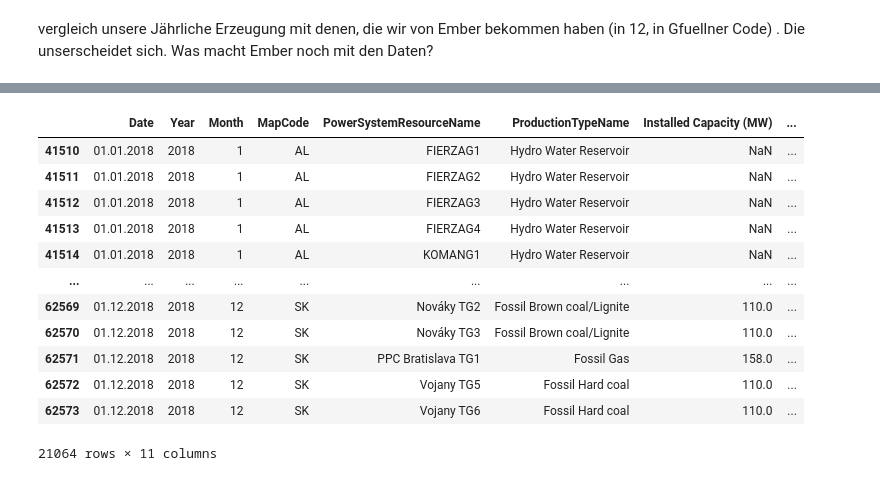
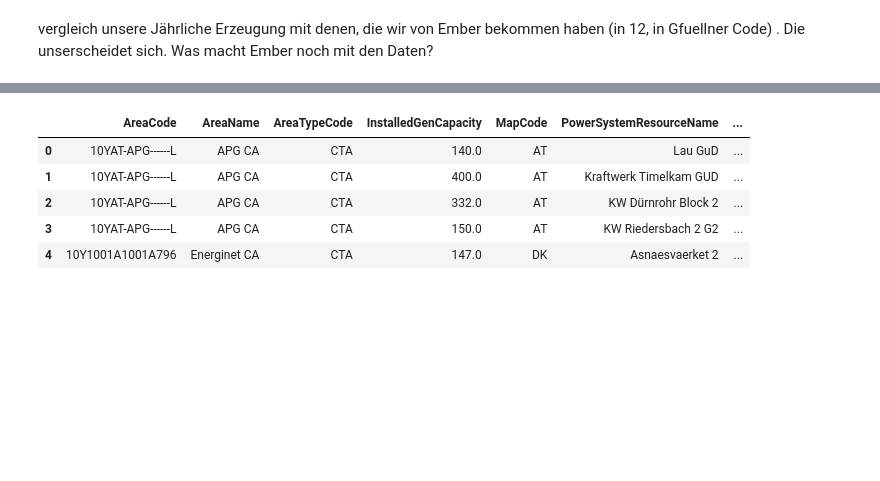
Before and after one commit to INATECH-CIG/CO2_emissions_factors, a Jupyter notebook: CO2 calculation bottom up methode.ipynb, the cells around one changed output, grey strips where cells are left out. Drawn from its saved outputs; the diff is of its cells as text; code cells hidden in the pictures; blank space fills up the shorter version.

```diff
--- a/CO2 calculation bottom up methode.ipynb
+++ b/CO2 calculation bottom up methode.ipynb
@@ -258,17 +233,10 @@ merged_EU
-# %%
-generation_per_unit_ember = generation_per_unit_ember[generation_per_unit_ember.Year == 2018]
-# %% [output]
-|  | Date | Year | Month | MapCode | PowerSystemResourceName | ProductionTypeName | Installed Capacity (MW) | ... |
-| 41510 | 01.01.2018 | 2018 | 1 | AL | FIERZAG1 | Hydro Water Reservoir | NaN | ... |
-| 41511 | 01.01.2018 | 2018 | 1 | AL | FIERZAG2 | Hydro Water Reservoir | NaN | ... |
-| 41512 | 01.01.2018 | 2018 | 1 | AL | FIERZAG3 | Hydro Water Reservoir | NaN | ... |
-| 41513 | 01.01.2018 | 2018 | 1 | AL | FIERZAG4 | Hydro Water Reservoir | NaN | ... |
-| 41514 | 01.01.2018 | 2018 | 1 | AL | KOMANG1 | Hydro Water Reservoir | NaN | ... |
-| ... | ... | ... | ... | ... | ... | ... | ... | ... |
-| 62569 | 01.12.2018 | 2018 | 12 | SK | Nováky TG2 | Fossil Brown coal/Lignite | 110.0 | ... |
-| 62570 | 01.12.2018 | 2018 | 12 | SK | Nováky TG3 | Fossil Brown coal/Lignite | 110.0 | ... |
-| 62571 | 01.12.2018 | 2018 | 12 | SK | PPC Bratislava TG1 | Fossil Gas | 158.0 | ... |
-| 62572 | 01.12.2018 | 2018 | 12 | SK | Vojany TG5 | Fossil Hard coal | 110.0 | ... |
-| 62573 | 01.12.2018 | 2018 | 12 | SK | Vojany TG6 | Fossil Hard coal | 110.0 | ... |
-21064 rows × 11 columns
+# %%
+generation_unit_info_matcher.head()
+# %% [output]
+|  | AreaCode | AreaName | AreaTypeCode | InstalledGenCapacity | MapCode | PowerSystemResourceName | ... |
+| 0 | 10YAT-APG------L | APG CA | CTA | 140.0 | AT | Lau GuD | ... |
+| 1 | 10YAT-APG------L | APG CA | CTA | 400.0 | AT | Kraftwerk Timelkam GUD | ... |
+| 2 | 10YAT-APG------L | APG CA | CTA | 332.0 | AT | KW Dürnrohr Block 2 | ... |
+| 3 | 10YAT-APG------L | APG CA | CTA | 150.0 | AT | KW Riedersbach 2 G2 | ... |
+| 4 | 10Y1001A1001A796 | Energinet CA | CTA | 147.0 | DK | Asnaesvaerket 2 | ... |
 # %%
```
Also changed, not shown: parts of 56 cells of this notebook, 2 other files.
